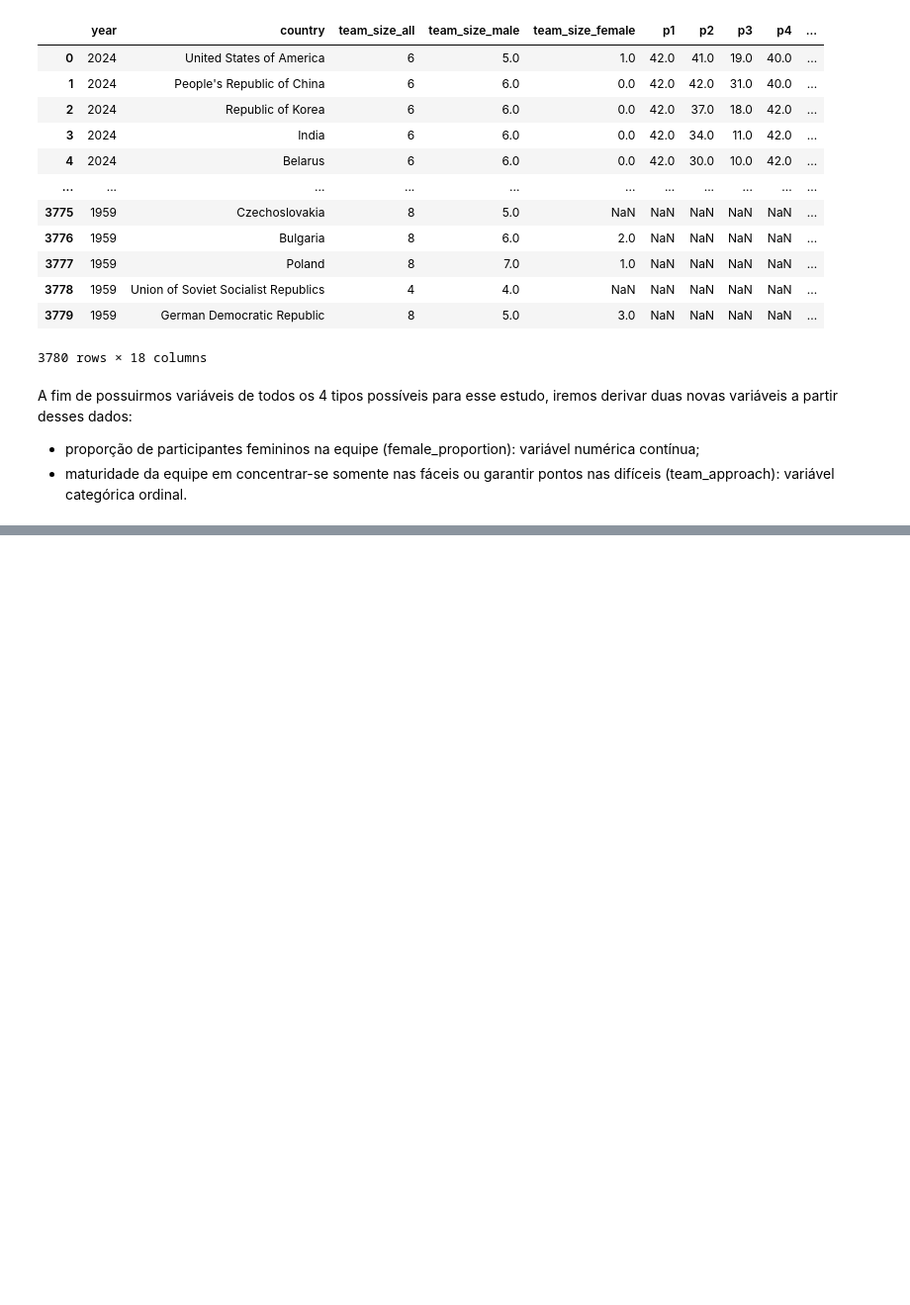
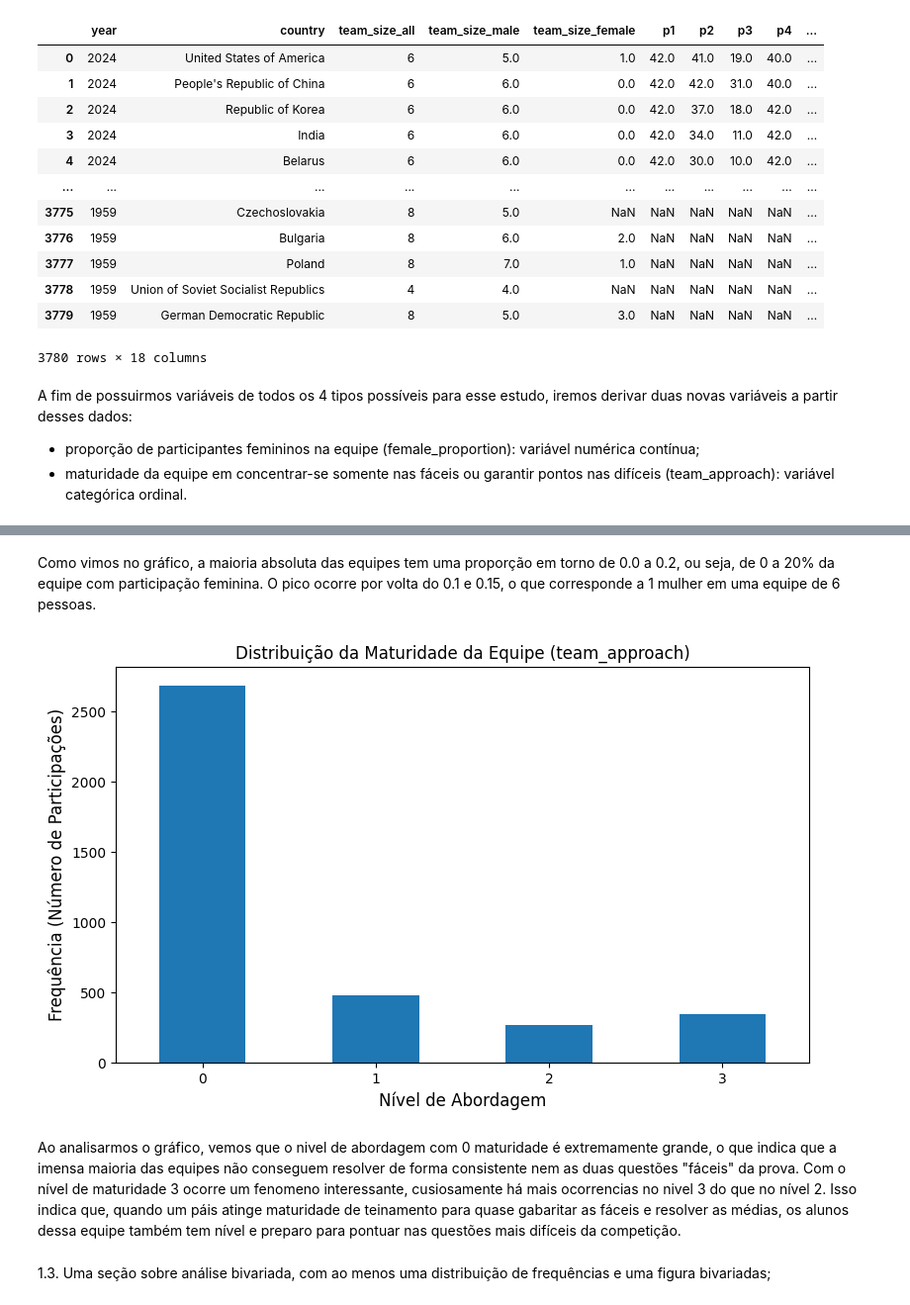
Before and after one commit to MatheusLuna37/IMO-analysis, a Jupyter notebook: teste03.ipynb, the cells around one changed output, grey strips where cells are left out. Shown at 99% size. Cells and saved outputs as stored; diff of their text form; code cells hidden in the pictures; blank space fills up the shorter version.

```diff
--- a/teste03.ipynb
+++ b/teste03.ipynb
@@ -77,0 +110,23 @@ with pd.option_context("display.max_rows", None):
+# %% [markdown]
+Como vimos no gráfico, a maioria absoluta das equipes tem uma proporção em torno de 0.0 a 0.2, ou seja, de 0 a 20% da equipe com participação feminina. O pico ocorre por volta do 0.1 e 0.15, o que corresponde a 1 mulher em uma equipe de 6 pessoas.
+# %%
+#QUALITATIVA ORDINAL
+
+approach_counts = data["team_approach"].value_counts().sort_index() #conta quantas vezes cada nível de abordagem aparece e ordena
+
+plt.figure(figsize=(8, 5)) # tamanho da figura
+
+approachplot = approach_counts.plot(kind='bar', title= 'Distribuição da Maturidade da Equipe (team_approach)', rot=0) # gera o gráfico de barras
+#legenda
+plt.xlabel('Nível de Abordagem', fontsize=12)
+plt.ylabel('Frequência (Número de Participações)', fontsize=12)
+
+
+plt.tight_layout()
+plt.show()
+# %% [output]
+[figure, added]
+# %% [markdown]
+Ao analisarmos o gráfico, vemos que o nivel de abordagem com 0 maturidade é extremamente grande, o que indica que a imensa maioria das equipes não conseguem resolver de forma consistente nem as duas questões "fáceis" da prova. Com o nível de maturidade 3 ocorre um fenomeno interessante, cusiosamente há mais ocorrencias no nivel 3 do que no nível 2. Isso indica que, quando um páis atinge maturidade de teinamento para quase gabaritar as fáceis e resolver as médias, os alunos dessa equipe também tem nível e preparo para pontuar nas questões mais difíceis da competição.
+# %% [markdown]
+1.3. Uma seção sobre análise bivariada, com ao menos uma distribuição de frequências e uma figura bivariadas;
```
Also changed, not shown: parts of 10 cells of this notebook.
